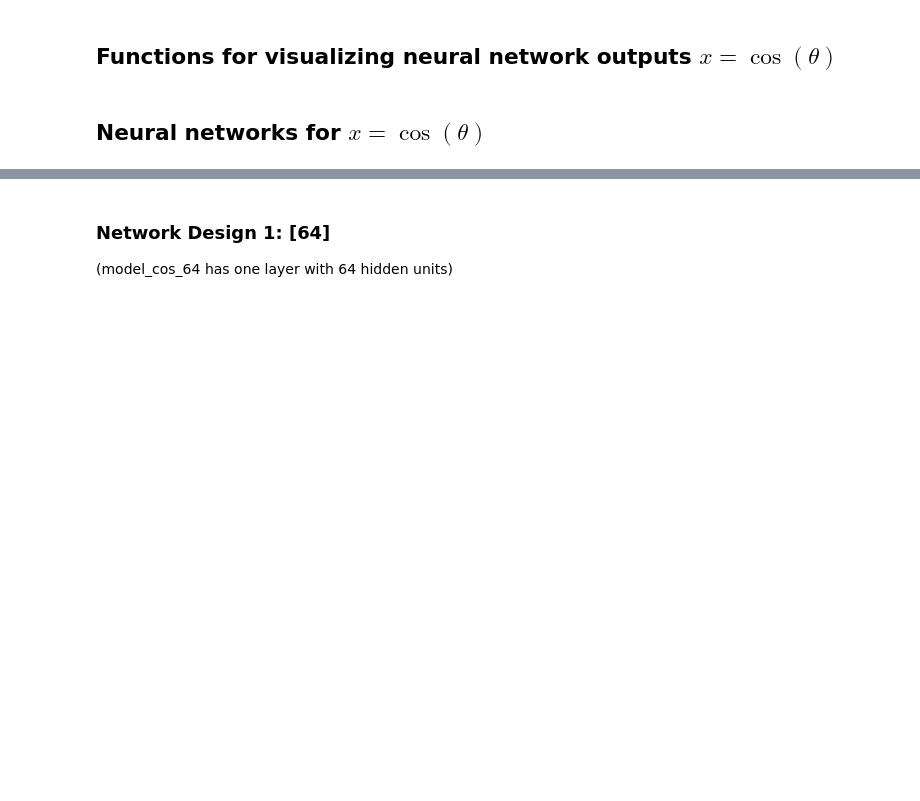
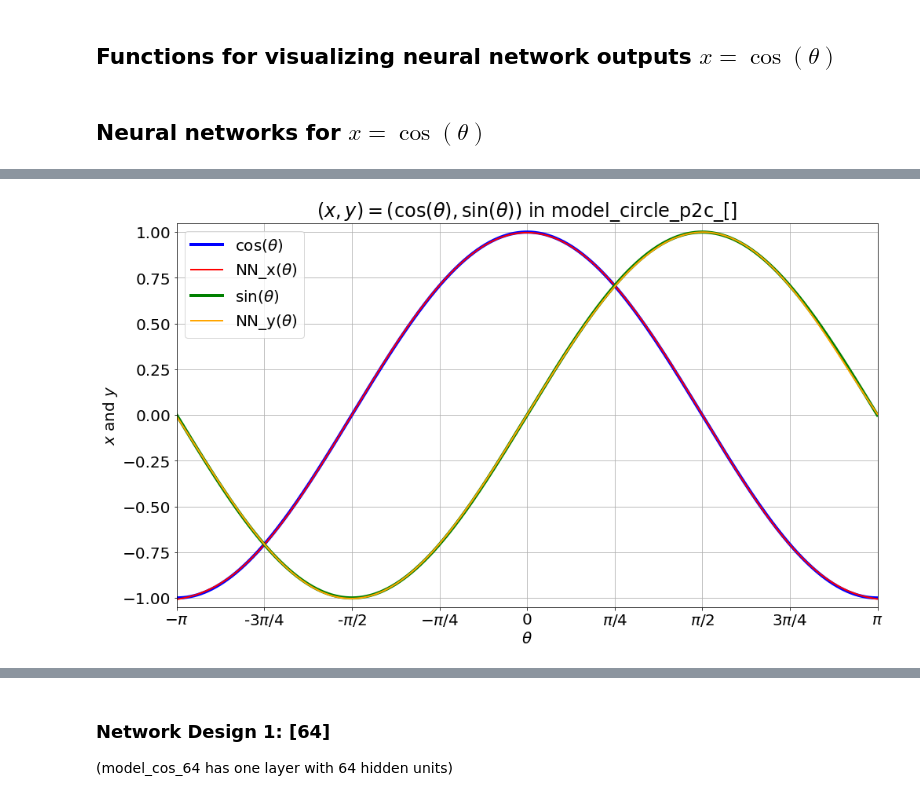
Before and after one commit to memanuel/IACS-n-body, a Jupyter notebook: src/polar-coord-circle.ipynb, the cells around one changed output, grey strips where cells are left out. Drawn from its saved outputs; the diff is of its cells as text; code cells hidden in the pictures; blank space fills up the shorter version.

```diff
--- a/src/polar-coord-circle.ipynb
+++ b/src/polar-coord-circle.ipynb
@@ -165,16 +154,19 @@ def plot_pred_xy(model, theta):
 
     # Plot predictions
     fig, ax = plt.subplots(figsize=[16,9])
-    ax.set_title(f'$x = \\cos(\\theta)$ in {model.name}')
+    ax.set_title(f'$(x, y) = (\\cos(\\theta), \\sin(\\theta))$ in {model.name}')
     ax.set_xlabel('$\\theta$')
-    ax.set_ylabel('$x$')
-    ax.set_xlim(0.0, np.pi)
-    ax.set_xticks(np.linspace(0.0, np.pi, 5))
-    ax.set_xticklabels(['$0$', '$\pi/4$', '$\pi/2$', '$3\pi/4$', '$\pi$'])
+    ax.set_ylabel('$x$ and $y$')
+    ax.set_xlim(-np.pi, np.pi)
+    ax.set_xticks(np.linspace(-np.pi, np.pi, 9))
+    ax.set_xticklabels(['$-\pi$', '-$3\pi/4$', '-$\pi/2$', '$-\pi/4$' ,
+                        '$0$', '$\pi/4$', '$\pi/2$', '$3\pi/4$', '$\pi$'])
     ax.set_ylim(-1.05, 1.05)
     ax.set_yticks(np.linspace(-1.0, 1.0, 9))
     ax.plot(theta, x, color='blue', label='$\cos(\\theta)$', linewidth=4.0)
-    ax.plot(theta, x_pred, color='red', label='NN$(\\theta)$', linewidth=2.0)
+    ax.plot(theta, x_pred, color='red', label='NN_x$(\\theta)$', linewidth=2.0)
+    ax.plot(theta, y, color='green', label='$\sin(\\theta)$', linewidth=4.0)
+    ax.plot(theta, y_pred, color='orange', label='NN_y$(\\theta)$', linewidth=2.0)
     ax.grid()
     ax.legend()
     return fig, ax
@@ -292,3 +317,5 @@ fig, ax = plot_loss_hist(model_circle_p2c_, 'Unit Circle $(x, y) = f(\theta)$: [
 # %%
-fig, ax = plot_pred_circle(model_cos_, theta)
+fig, ax = plot_pred_xy(model_circle_p2c_, theta)
+# %% [output]
+[figure, added]
 # %%
```
Also changed, not shown: parts of 41 cells of this notebook, 2 other files.
